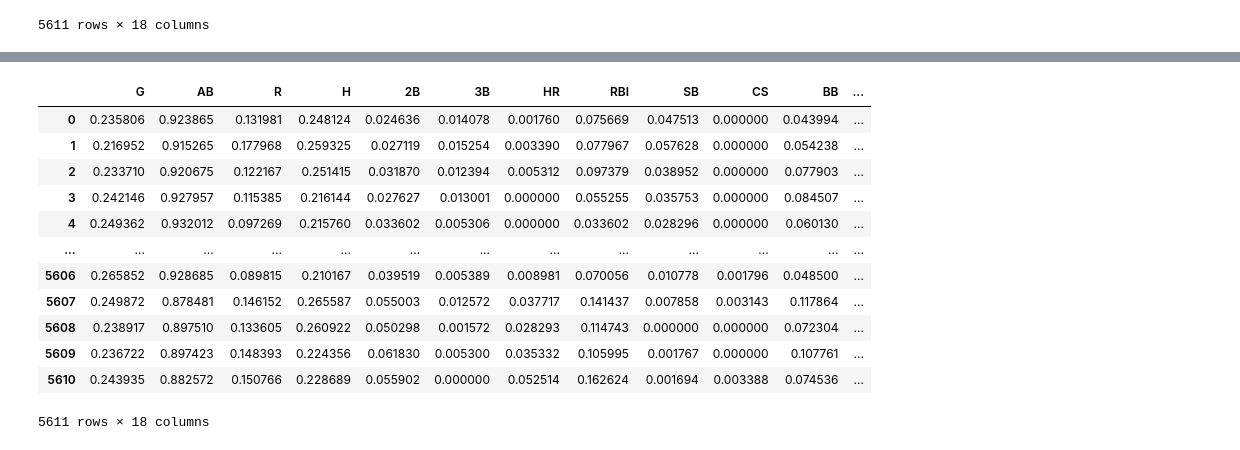
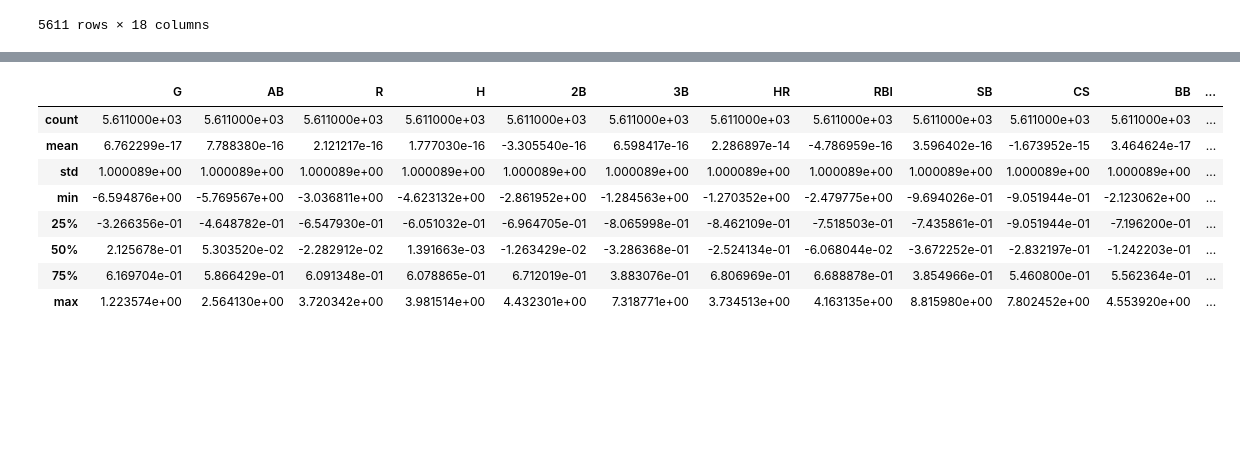
Before and after one commit to texasfight/BaseballDashboard, a Jupyter notebook: huidi.ipynb, the cells around one changed output, grey strips where cells are left out. Cells and saved outputs as stored; diff of their text form; code cells hidden in the pictures; blank space fills up the shorter version.

```diff
--- a/huidi.ipynb
+++ b/huidi.ipynb
@@ -254,5 +254,5 @@ from sklearn.preprocessing import Normalizer
 # %%
-batting_heavy_abvanced_main = batting_heavy_abvanced_final.iloc[0:5611,7:25]
+batting_heavy_abvanced_main = batting_heavy_abvanced_final.iloc[:,7:25]
 batting_heavy_abvanced_main
 # %% [output]
 |  | G | AB | R | H | 2B | 3B | HR | RBI | SB | CS | BB | ... |
@@ -275,20 +288,17 @@ norm = Normalizer().fit(batting_heavy_abvanced_main)
 # %%
-batting_heavy_abvanced_main_norm = pd.DataFrame(norm.transform(batting_heavy_abvanced_main),columns=['G','AB', 'R', 'H', '2B', '3B', 'HR', 'RBI', 'SB', 'CS', 'BB', 'SO', 'HBP', 'SH', 'SF', 'WAR', 'oWAR', 'dWAR'])
-batting_heavy_abvanced_main_norm
+scaler = StandardScaler()
+batting_heavy_abvanced_main_scale = pd.DataFrame(scaler.fit_transform(batting_heavy_abvanced_main),columns=['G','AB', 'R', 'H', '2B', '3B', 'HR', 'RBI', 'SB', 'CS', 'BB', 'SO', 'HBP', 'SH', 'SF', 'WAR', 'oWAR', 'dWAR'])
+batting_heavy_abvanced_main_scale.describe()
 # %% [output]
 |  | G | AB | R | H | 2B | 3B | HR | RBI | SB | CS | BB | ... |
-| 0 | 0.235806 | 0.923865 | 0.131981 | 0.248124 | 0.024636 | 0.014078 | 0.001760 | 0.075669 | 0.047513 | 0.000000 | 0.043994 | ... |
-| 1 | 0.216952 | 0.915265 | 0.177968 | 0.259325 | 0.027119 | 0.015254 | 0.003390 | 0.077967 | 0.057628 | 0.000000 | 0.054238 | ... |
-| 2 | 0.233710 | 0.920675 | 0.122167 | 0.251415 | 0.031870 | 0.012394 | 0.005312 | 0.097379 | 0.038952 | 0.000000 | 0.077903 | ... |
-| 3 | 0.242146 | 0.927957 | 0.115385 | 0.216144 | 0.027627 | 0.013001 | 0.000000 | 0.055255 | 0.035753 | 0.000000 | 0.084507 | ... |
-| 4 | 0.249362 | 0.932012 | 0.097269 | 0.215760 | 0.033602 | 0.005306 | 0.000000 | 0.033602 | 0.028296 | 0.000000 | 0.060130 | ... |
-| ... | ... | ... | ... | ... | ... | ... | ... | ... | ... | ... | ... | ... |
-| 5606 | 0.265852 | 0.928685 | 0.089815 | 0.210167 | 0.039519 | 0.005389 | 0.008981 | 0.070056 | 0.010778 | 0.001796 | 0.048500 | ... |
-| 5607 | 0.249872 | 0.878481 | 0.146152 | 0.265587 | 0.055003 | 0.012572 | 0.037717 | 0.141437 | 0.007858 | 0.003143 | 0.117864 | ... |
-| 5608 | 0.238917 | 0.897510 | 0.133605 | 0.260922 | 0.050298 | 0.001572 | 0.028293 | 0.114743 | 0.000000 | 0.000000 | 0.072304 | ... |
-| 5609 | 0.236722 | 0.897423 | 0.148393 | 0.224356 | 0.061830 | 0.005300 | 0.035332 | 0.105995 | 0.001767 | 0.000000 | 0.107761 | ... |
-| 5610 | 0.243935 | 0.882572 | 0.150766 | 0.228689 | 0.055902 | 0.000000 | 0.052514 | 0.162624 | 0.001694 | 0.003388 | 0.074536 | ... |
+| count | 5.611000e+03 | 5.611000e+03 | 5.611000e+03 | 5.611000e+03 | 5.611000e+03 | 5.611000e+03 | 5.611000e+03 | 5.611000e+03 | 5.611000e+03 | 5.611000e+03 | 5.611000e+03 | ... |
+| mean | 6.762299e-17 | 7.788380e-16 | 2.121217e-16 | 1.777030e-16 | -3.305540e-16 | 6.598417e-16 | 2.286897e-14 | -4.786959e-16 | 3.596402e-16 | -1.673952e-15 | 3.464624e-17 | ... |
+| std | 1.000089e+00 | 1.000089e+00 | 1.000089e+00 | 1.000089e+00 | 1.000089e+00 | 1.000089e+00 | 1.000089e+00 | 1.000089e+00 | 1.000089e+00 | 1.000089e+00 | 1.000089e+00 | ... |
+| min | -6.594876e+00 | -5.769567e+00 | -3.036811e+00 | -4.623132e+00 | -2.861952e+00 | -1.284563e+00 | -1.270352e+00 | -2.479775e+00 | -9.694026e-01 | -9.051944e-01 | -2.123062e+00 | ... |
+| 25% | -3.266356e-01 | -4.648782e-01 | -6.547930e-01 | -6.051032e-01 | -6.964705e-01 | -8.065998e-01 | -8.462109e-01 | -7.518503e-01 | -7.435861e-01 | -9.051944e-01 | -7.196200e-01 | ... |
+| 50% | 2.125678e-01 | 5.303520e-02 | -2.282912e-02 | 1.391663e-03 | -1.263429e-02 | -3.286368e-01 | -2.524134e-01 | -6.068044e-02 | -3.672252e-01 | -2.832197e-01 | -1.242203e-01 | ... |
+| 75% | 6.169704e-01 | 5.866429e-01 | 6.091348e-01 | 6.078865e-01 | 6.712019e-01 | 3.883076e-01 | 6.806969e-01 | 6.688878e-01 | 3.854966e-01 | 5.460800e-01 | 5.562364e-01 | ... |
+| max | 1.223574e+00 | 2.564130e+00 | 3.720342e+00 | 3.981514e+00 | 4.432301e+00 | 7.318771e+00 | 3.734513e+00 | 4.163135e+00 | 8.815980e+00 | 7.802452e+00 | 4.553920e+00 | ... |
-5611 rows × 18 columns
 # %%
 from sklearn.cluster import KMeans
 # %%
```
Also changed, not shown: parts of 15 cells of this notebook.
